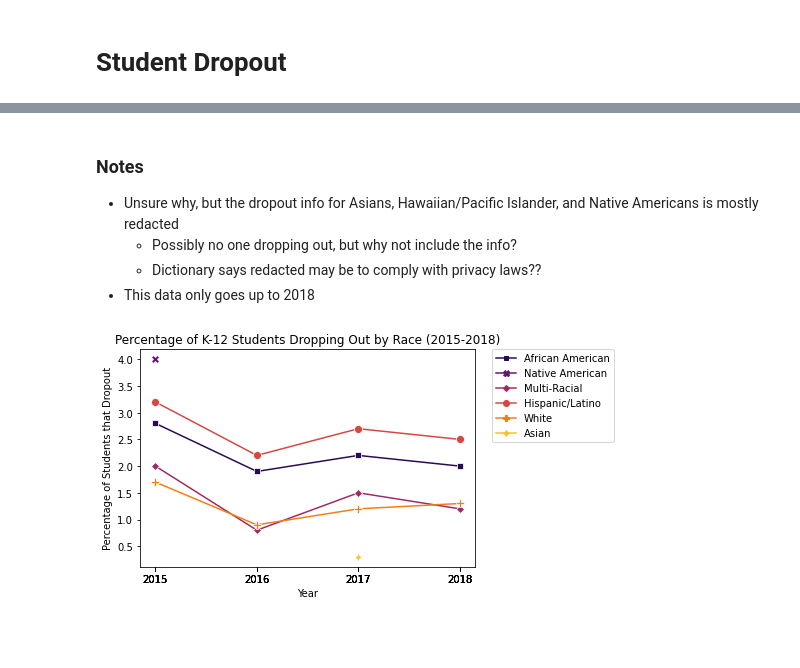
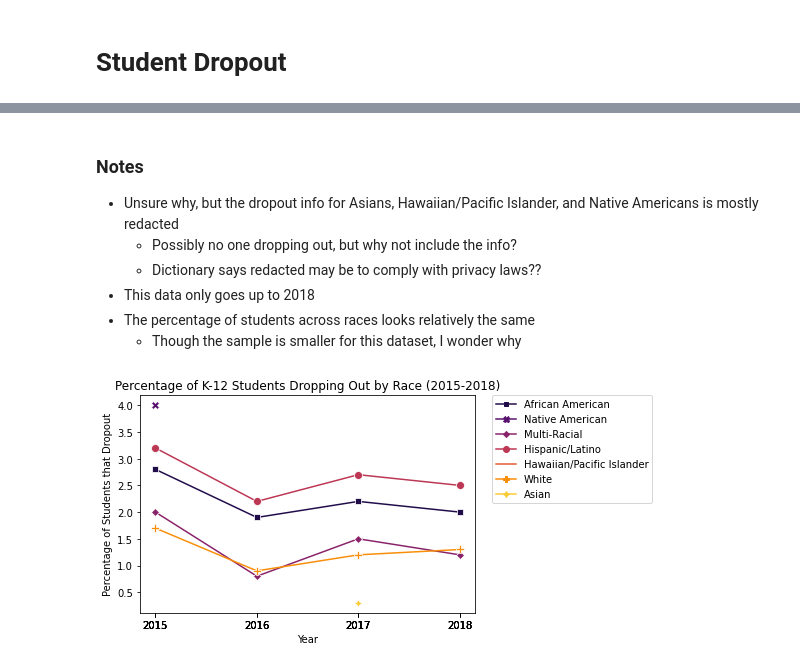
Before and after one commit to annapoliswu/CISC367_Midterm, a Jupyter notebook: messy-student-performance-analysis.ipynb, the cells around one changed output, grey strips where cells are left out. Saved outputs shown, nothing was run; the diff lists cells and outputs as text; code cells hidden in the pictures; blank space fills up the shorter version.

Commit message:
stuff for dropout dataset

```diff
--- a/messy-student-performance-analysis.ipynb
+++ b/messy-student-performance-analysis.ipynb
@@ -324 +323,32 @@ do_state.head(30)
 | 18082 | 2018 | 0 | State of Delaware | 0 | State of Delaware | Multi-Racial | All Students | All Students | ... |
+# %%
+plotOrder = ['Asian', 'White', 'Hawaiian/Pacific Islander' , 'Hispanic/Latino','Multi-Racial', 'Native American','African American']
+plotOrderReversed = plotOrder[::-1]
+
+pie_df = do_state[['SubGroup','Students','School Year']]
+pie_df = do_state.set_index('SubGroup')
+pie_colors = ['#995cfa','#2c8de8','#2bede0',  '#71e629', '#ffdf40','#ffa340','#ff3d3d']
+
+do_pie_2018 = pie_df[pie_df['School Year'] == 2018].reindex(plotOrderReversed).plot.pie(
+    y='Students',
+    figsize=(5, 5),
+    labels = plotOrderReversed,
+    autopct='%1.1f%%',
+    pctdistance=.85,
+    radius = 1.6,
+    rotatelabels = True,
+    ylabel = '',
+    colors = pie_colors
+)
+
+totalStudents = str(int(pie_df[pie_df['School Year'] == 2018]['Students'].sum() ) )
+
+plt.title( totalStudents + " Student Records in 2018", y=1.5)
+plt.legend(bbox_to_anchor=(1.25, 1), loc=2, borderaxespad=0)
+plt.show()
+
+
+print ( "Total number of students: " +  totalStudents)
+
+#print("\nNumber of Native American students per year")
+#print(att_state_all.loc[ att_state_all["SubGroup"] == "Native American", ['School Year','Students'] ] )
@@ -328,28 +361,33 @@ do_state.head(30)
     * Possibly no one dropping out, but why not include the info?
     * Dictionary says redacted may be to comply with privacy laws??
 * This data only goes up to 2018
+* The percentage of students across races looks relatively the same
+    * Though the sample is smaller for this dataset, I wonder why
 # %%
-# Same order as before, sans hawaiian/pacific islander category because there is no data
-plotOrder = ['Asian', 'White', 'Hispanic/Latino','Multi-Racial', 'Native American','African American']
-plotOrderReversed = plotOrder[::-1]
+# get rid of all rows without dropout rate report
+do_state =  do_state[do_state['RowStatus'] != 'REDACTED']
+
+# same order, sans hawaiian / pacific islander because redacted (no dropout numbers reported)
+doOrder = ['Asian', 'White', 'Hispanic/Latino','Multi-Racial', 'Native American','African American']
+doOrderReversed = plotOrder[::-1]
 
 do_plot = sns.lineplot(x = 'School Year',
                         y = 'PctDropouts',
                         data = do_state,
                         hue = 'SubGroup',
                         style = 'SubGroup',
                         markers = True,
                         dashes = False,
                         markersize = 8,
-                        hue_order = plotOrderReversed,
+                        hue_order = doOrderReversed,
                         palette = 'inferno'
                       )
 
 
 do_plot.set_xticks(do_state['School Year'].values)
 do_plot.set(xlabel='Year', ylabel="Percentage of Students that Dropout", title="Percentage of K-12 Students Dropping Out by Race (2015-2018)")
 
 plt.legend(bbox_to_anchor=(1.05, 1), loc=2, borderaxespad=0)
 plt.show()
 # %% [output]
-[figure, old version]
+[figure, new version]
```
Also changed, not shown: parts of 5 cells of this notebook.
